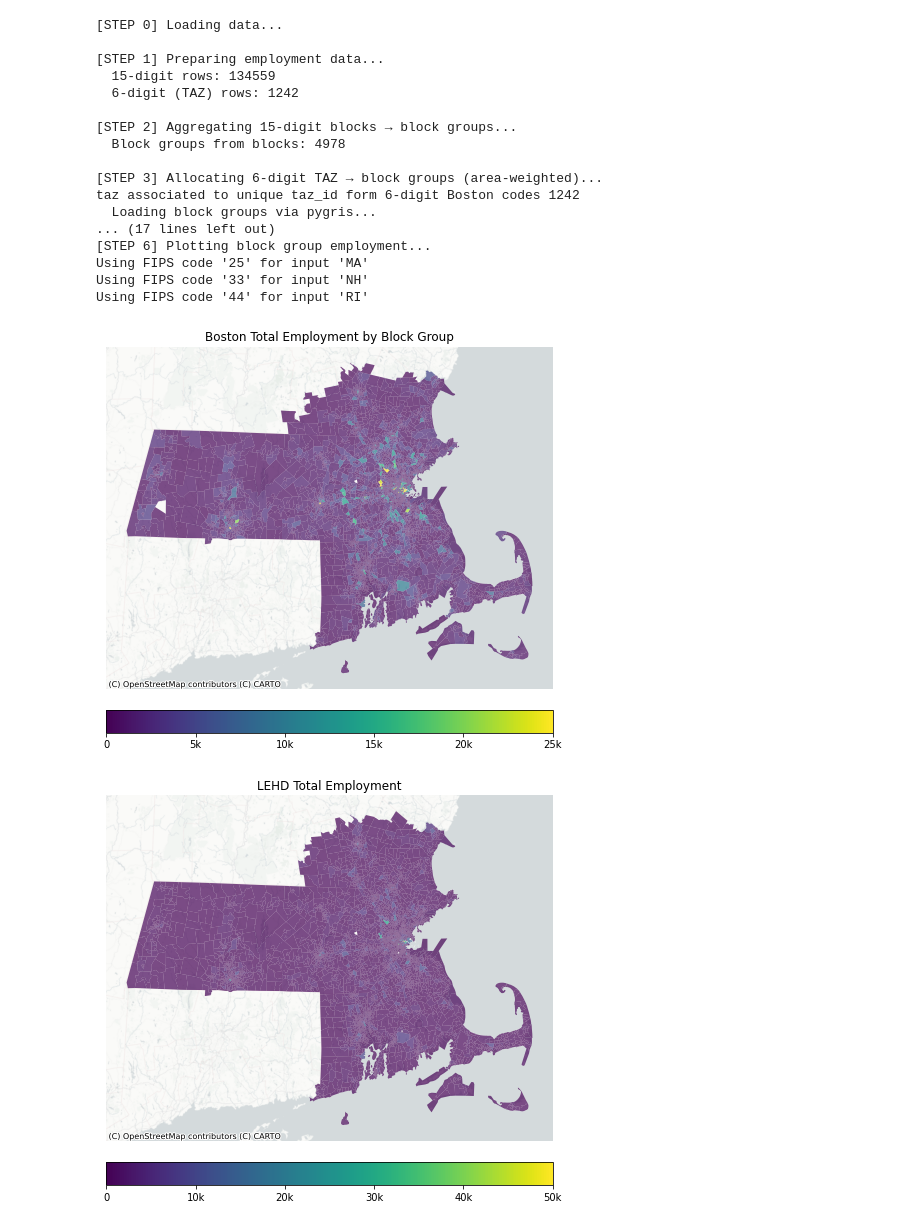
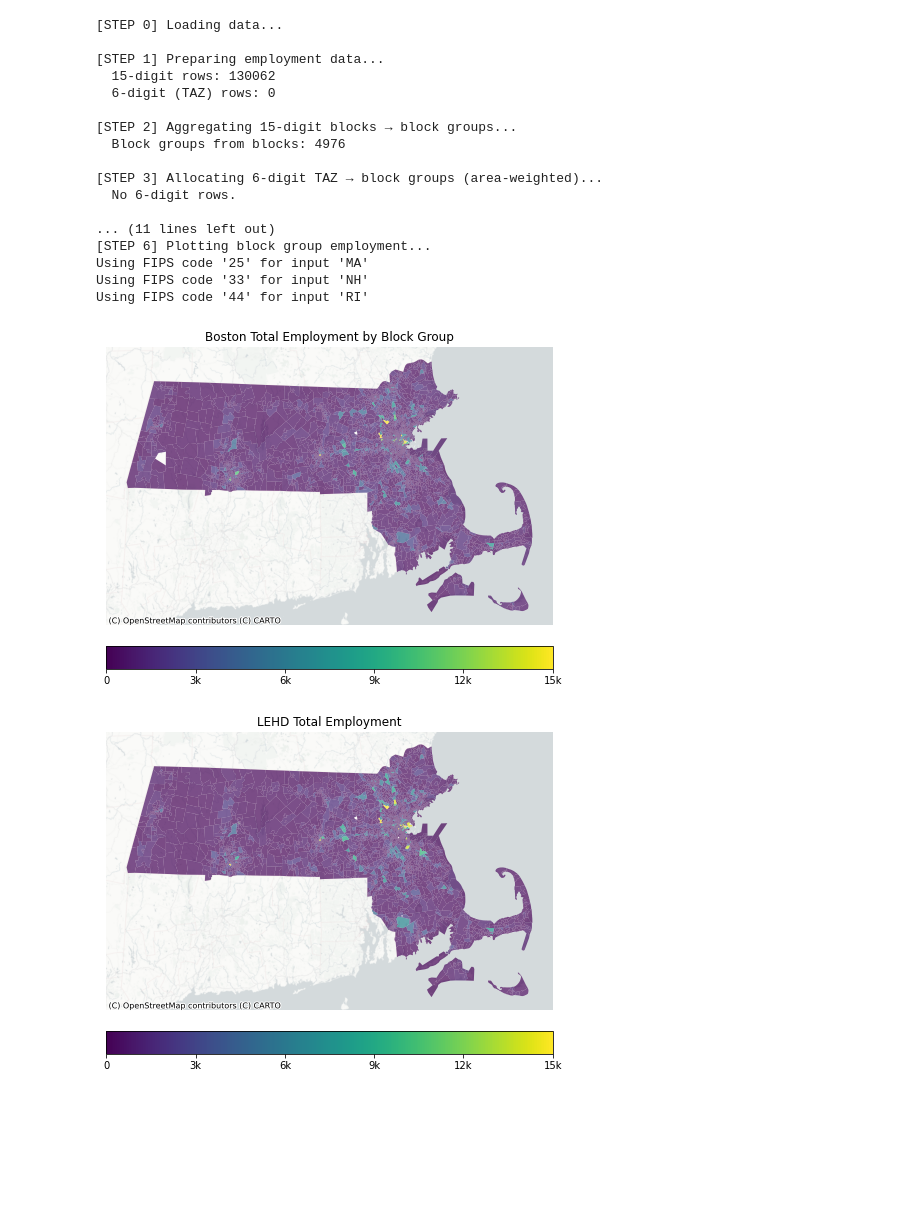
Before and after one commit to LBNL-UCB-STI/SynthFirm, a Jupyter notebook: scenario_analysis/emp_rankings/exploreBostonEmpRankings.ipynb, the cells around one changed output. Drawn from its saved outputs; the diff is of its cells as text; code cells hidden in the pictures; blank space fills up the shorter version.

```diff
--- a/scenario_analysis/emp_rankings/exploreBostonEmpRankings.ipynb
+++ b/scenario_analysis/emp_rankings/exploreBostonEmpRankings.ipynb
@@ -28,7 +28,8 @@ rinh = pd.read_csv(rinh_file)
 # 1. Stack + split 15-digit vs 6-digit
 # -----------------------------------------------------------------
 print("\n[STEP 1] Preparing employment data...")
-b = pd.concat([ma, rinh], ignore_index=True)
+# b = pd.concat([ma, rinh], ignore_index=True)
+b = ma
 b["id"] = b["block_id"].astype(str)
 b["len"] = b["id"].str.len()
 
@@ -146,16 +147,16 @@ gdf_final = bg_poly.merge(final, on="MESOZONE", how="left")
 [STEP 0] Loading data...
 
 [STEP 1] Preparing employment data...
-  15-digit rows: 134559
-  6-digit (TAZ) rows: 1242
+  15-digit rows: 130062
+  6-digit (TAZ) rows: 0
 
 [STEP 2] Aggregating 15-digit blocks → block groups...
-  Block groups from blocks: 4978
+  Block groups from blocks: 4976
 
 [STEP 3] Allocating 6-digit TAZ → block groups (area-weighted)...
-taz associated to unique taz_id form 6-digit Boston codes 1242
-  Loading block groups via pygris...
-... (17 lines left out)
+  No 6-digit rows.
+
+... (11 lines left out)
 [STEP 6] Plotting block group employment...
 Using FIPS code '25' for input 'MA'
 Using FIPS code '33' for input 'NH'
@@ -188,38 +189,38 @@ def plot_horiz(gdf, col, title, vmin, vmax, ticks, labels, save_file):
     plt.savefig(save_file, dpi = 600)
 
 # Boston (0–50k)
 plot_horiz(
     gdf_final[gdf_final["total_jobs"] > 0],
     "total_jobs",
     "Boston Total Employment by Block Group",
-    0, 25000,
-    [0, 5000, 10000, 15000, 20000, 25000],
-    ["0", "5k", "10k", "15k", "20k", "25k"],
+    0, 15000,
+    [0, 3000, 6000, 9000, 12000, 15000],
+    ["0", "3k", "6k", "9k", "12k", "15k"],
     'boston_jobs_blkgrp.png'
 )
 
 # LEHD (0–50k)
 plot_horiz(
     gdf_final[gdf_final["lehd_total"] > 0],
     "lehd_total",
     "LEHD Total Employment",
-    0, 50000,
-    [0, 10000, 20000, 30000, 40000, 50000],
-    ["0", "10k", "20k", "30k", "40k", "50k"],
+    0, 15000,
+    [0, 3000, 6000, 9000, 12000, 15000],
+    ["0", "3k", "6k", "9k", "12k", "15k"],
     'lehd_jobs_blkgrp.png'
 
 )
 
 # Diff (-1k → 10k, clamped)
 plot_horiz(
     gdf_final,
     "diff",
     "Difference: Boston – LEHD",
     -10000, 10000,
     [-10000, -5000, 0, 5000, 10000],
     ["-10k", "-5k", "0", "5k", "10k"],
     'diff_jobs_blkgrp.png'
 )
 # %% [output]
-[figure, old version]
+[figure, new version]
-[figure, old version]
+[figure, new version]
```
Also changed, not shown: parts of 5 cells of this notebook, 4 other files.
